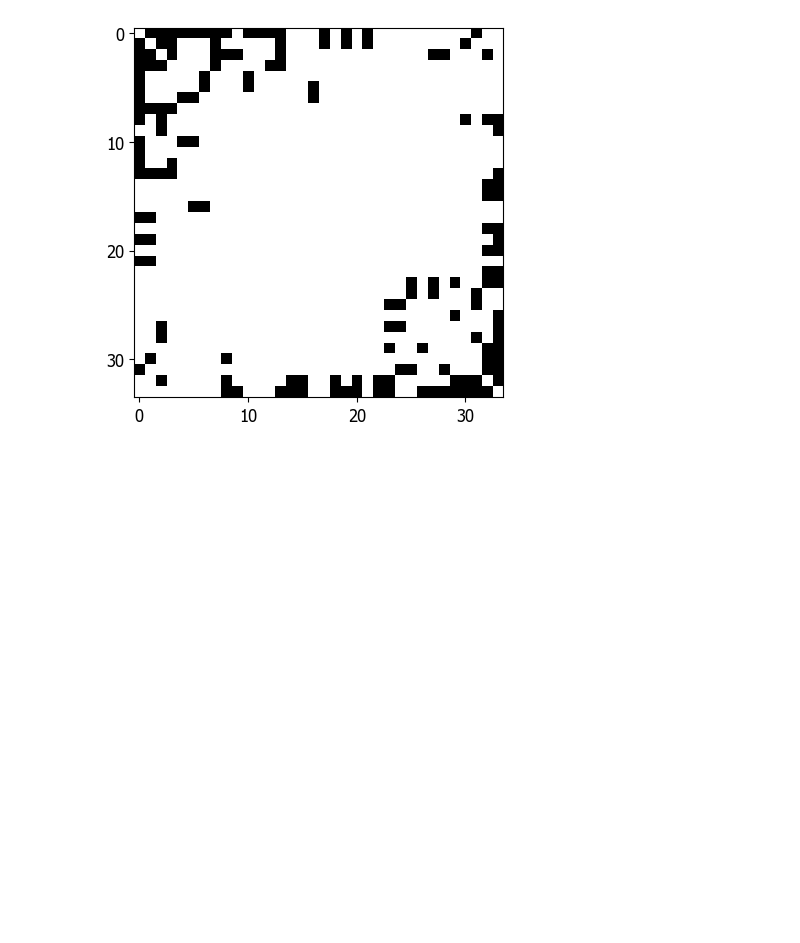
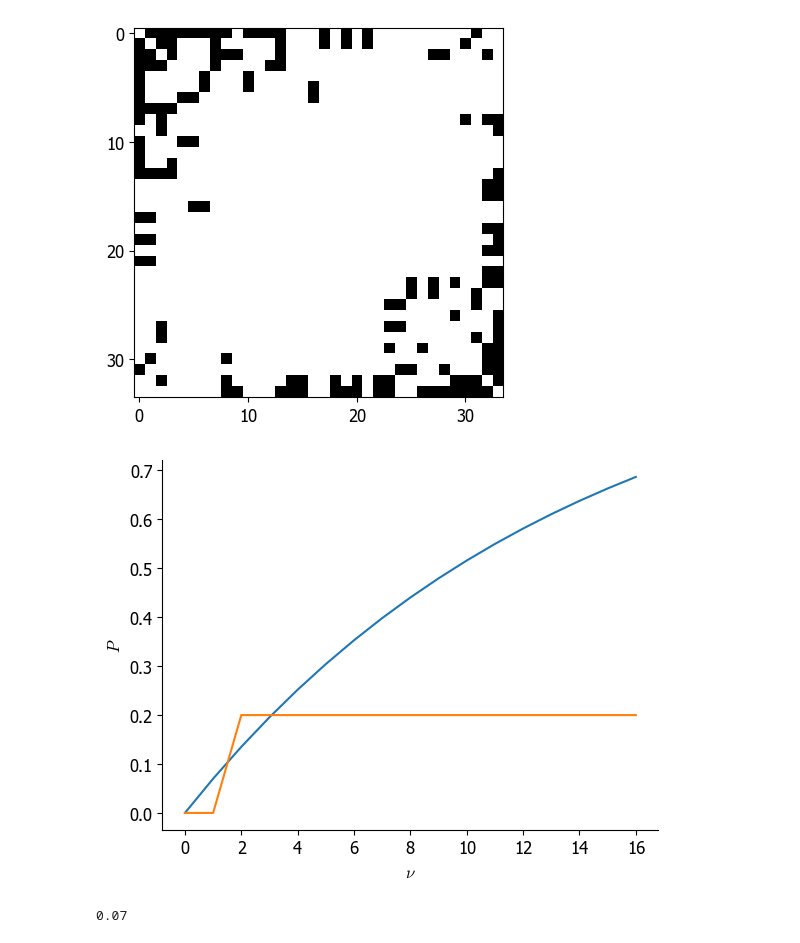
Before and after one commit to nwlandry/complex-network-reconstruction, a Jupyter notebook: plot_illustration.ipynb, the cells around one changed output. Drawn from its saved outputs; the diff is of its cells as text; code cells hidden in the pictures; blank space fills up the shorter version.

```diff
--- a/plot_illustration.ipynb
+++ b/plot_illustration.ipynb
@@ -64,3 +65,24 @@ plt.savefig("Figures/Fig1/a.svg", dpi=1000)
 plt.show()
 # %% [output]
 [figure]
+# %%
+kmax = max(degrees(A))
+# %%
+nu = np.arange(0, kmax, 1)
+sc = lambda nu, b: 1 - (1 - b) ** nu
+cc = lambda nu, tau, b: b * (nu >= tau)
+c1 = sc(nu, b)
+c2 = cc(nu, 2, 0.2)
+
+plt.figure()
+plt.plot(nu, c1)
+plt.plot(nu, c2)
+plt.xlabel(r"$\nu$")
+plt.ylabel(r"$P$")
+sns.despine()
+# %% [output]
+[figure, added]
+# %%
+b
+# %% [output]
+0.07
```
Also changed, not shown: parts of 3 cells of this notebook, 1 other file.
